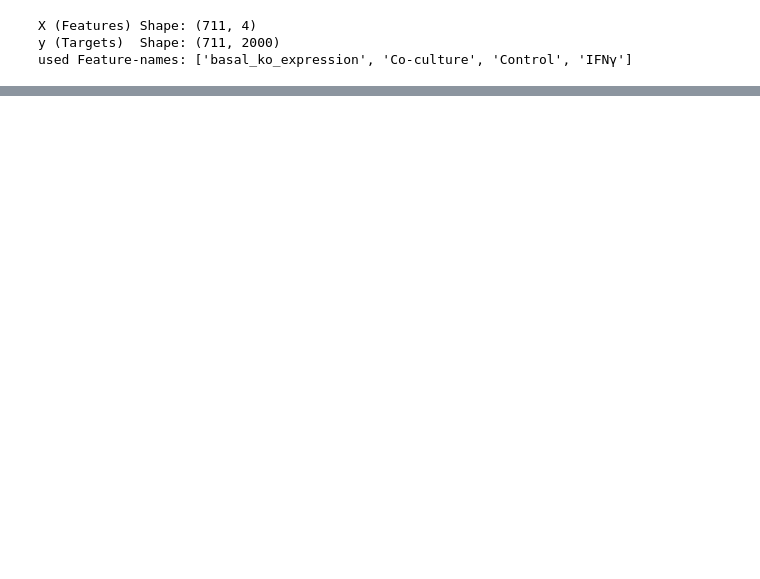
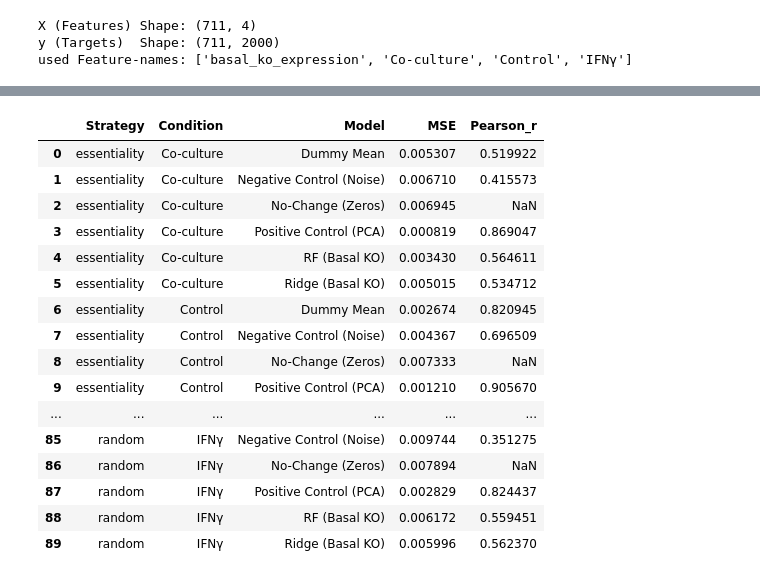
Before and after one commit to tf-kuehn/ml_omics, a Jupyter notebook: task_3_ae.ipynb, the cells around one changed output, grey strips where cells are left out. Cells and saved outputs as stored; diff of their text form; code cells hidden in the pictures; blank space fills up the shorter version.

```diff
--- a/task_3_ae.ipynb
+++ b/task_3_ae.ipynb
@@ -184 +175,24 @@ with pd.option_context('display.max_rows', None, 'display.max_columns', None):
+# %%
+df_summary = df_all_results.groupby(['Strategy', 'Condition', 'Model'], as_index=False).mean()
+
+with pd.option_context('display.max_rows', None, 'display.max_columns', None):
+    display(df_summary)
+# %% [output]
+|  | Strategy | Condition | Model | MSE | Pearson_r |
+| 0 | essentiality | Co-culture | Dummy Mean | 0.005307 | 0.519922 |
+| 1 | essentiality | Co-culture | Negative Control (Noise) | 0.006710 | 0.415573 |
+| 2 | essentiality | Co-culture | No-Change (Zeros) | 0.006945 | NaN |
+| 3 | essentiality | Co-culture | Positive Control (PCA) | 0.000819 | 0.869047 |
+| 4 | essentiality | Co-culture | RF (Basal KO) | 0.003430 | 0.564611 |
+| 5 | essentiality | Co-culture | Ridge (Basal KO) | 0.005015 | 0.534712 |
+| 6 | essentiality | Control | Dummy Mean | 0.002674 | 0.820945 |
+| 7 | essentiality | Control | Negative Control (Noise) | 0.004367 | 0.696509 |
+| 8 | essentiality | Control | No-Change (Zeros) | 0.007333 | NaN |
+| 9 | essentiality | Control | Positive Control (PCA) | 0.001210 | 0.905670 |
+| ... | ... | ... | ... | ... | ... |
+| 85 | random | IFNγ | Negative Control (Noise) | 0.009744 | 0.351275 |
+| 86 | random | IFNγ | No-Change (Zeros) | 0.007894 | NaN |
+| 87 | random | IFNγ | Positive Control (PCA) | 0.002829 | 0.824437 |
+| 88 | random | IFNγ | RF (Basal KO) | 0.006172 | 0.559451 |
+| 89 | random | IFNγ | Ridge (Basal KO) | 0.005996 | 0.562370 |
 # %%
```
Also changed, not shown: parts of 2 cells of this notebook.
